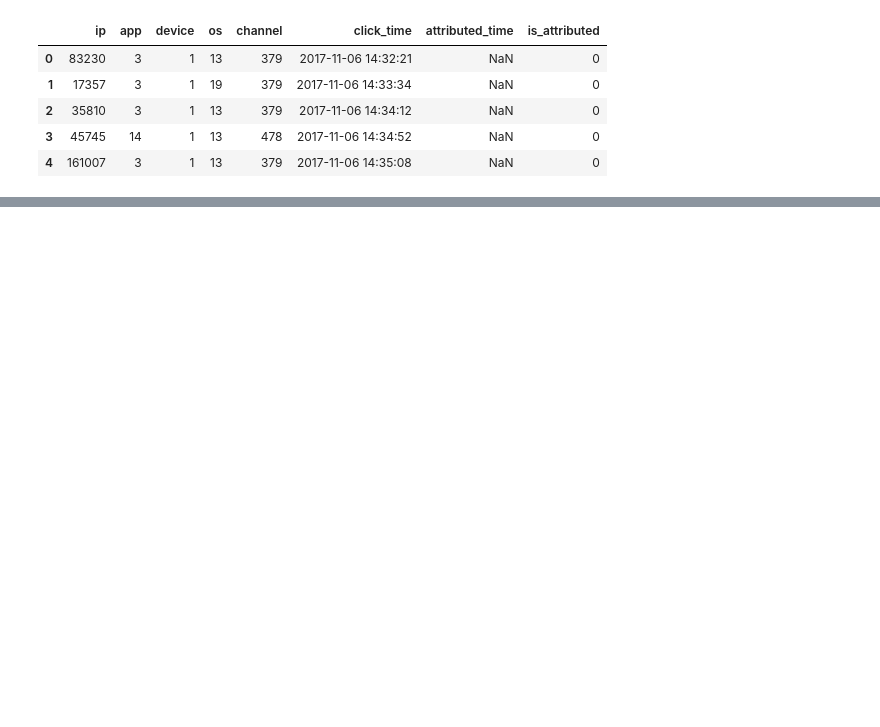
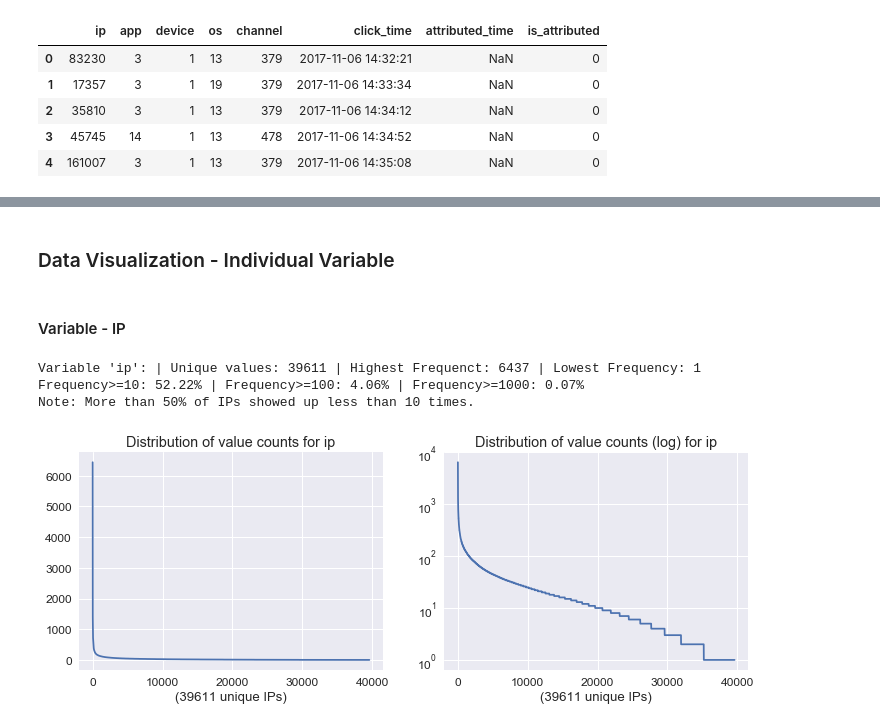
Before and after one commit to linicole/kaggle, a Jupyter notebook: TalkingData_AdTracking/data_preview.ipynb, the cells around one changed output, grey strips where cells are left out. Cells and saved outputs as stored; diff of their text form; code cells hidden in the pictures; blank space fills up the shorter version.

```diff
--- a/TalkingData_AdTracking/data_preview.ipynb
+++ b/TalkingData_AdTracking/data_preview.ipynb
@@ -43,0 +114,39 @@ df_train.head()
+# %% [markdown]
+### Data Visualization - Individual Variable
+# %% [markdown]
+#### Variable - IP
+# %%
+var_viz = 'ip'
+
+sorted_count = np.sort(df_train[var_viz].value_counts().as_matrix())[::-1] # the frequency of each unique IP
+x_note = "{unique_cnt} unique {var}s".format(unique_cnt=len(sorted_count), var=var_viz.upper())
+
+fig = plt.figure(figsize=(12,4))
+ax = fig.add_subplot(1, 2, 1)
+ax.plot(sorted_count)
+#ax.set_yscale('log')
+ax.set(title="Distribution of value counts for {}".format(var_viz),
+       xlabel="({unique_cnt} unique {var}s)".format(unique_cnt=len(sorted_count), var=var_viz.upper()));
+
+ax = fig.add_subplot(1, 2, 2)
+ax.plot(sorted_count)
+ax.set_yscale('log')
+ax.set(title="Distribution of value counts (log) for {}".format(var_viz),
+       xlabel="({unique_cnt} unique {var}s)".format(unique_cnt=len(sorted_count), var=var_viz.upper()));
+
+
+print("Variable '{a}': | Unique values: {b} | Highest Frequenct: {c} | Lowest Frequency: {d}".format(a=var_viz,
+                                                                                                     b=len(sorted_count),
+                                                                                                     c=sorted_count[0],
+                                                                                                     d=sorted_count[-1]))
+
+print("Frequency>=10: {a}% | Frequency>=100: {b}% | Frequency>=1000: {c}%".format(a=str(round((sorted_count>=10).mean()*100, 2)),
+                                                                                  b=str(round((sorted_count>=100).mean()*100, 2)),
+                                                                                  c=str(round((sorted_count>=1000).mean()*100, 2))))
+
+print("Note: More than 50% of IPs showed up less than 10 times.")
+# %% [output]
+Variable 'ip': | Unique values: 39611 | Highest Frequenct: 6437 | Lowest Frequency: 1
+Frequency>=10: 52.22% | Frequency>=100: 4.06% | Frequency>=1000: 0.07%
+Note: More than 50% of IPs showed up less than 10 times.
+[figure, added]
```
Also changed, not shown: parts of 29 cells of this notebook.
